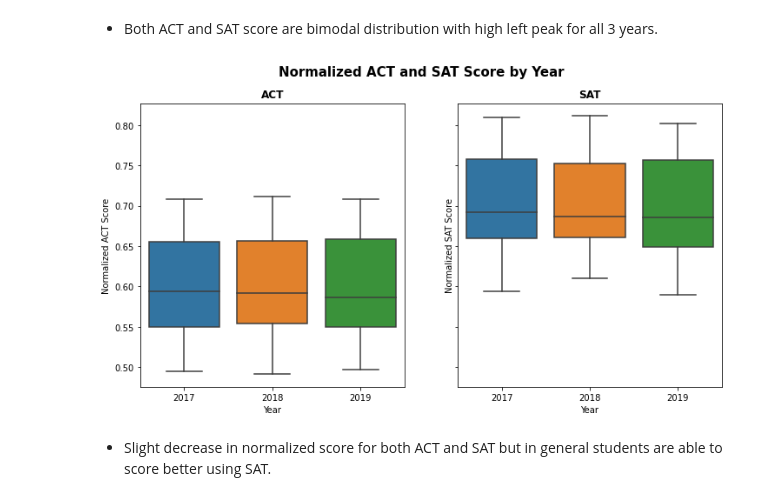
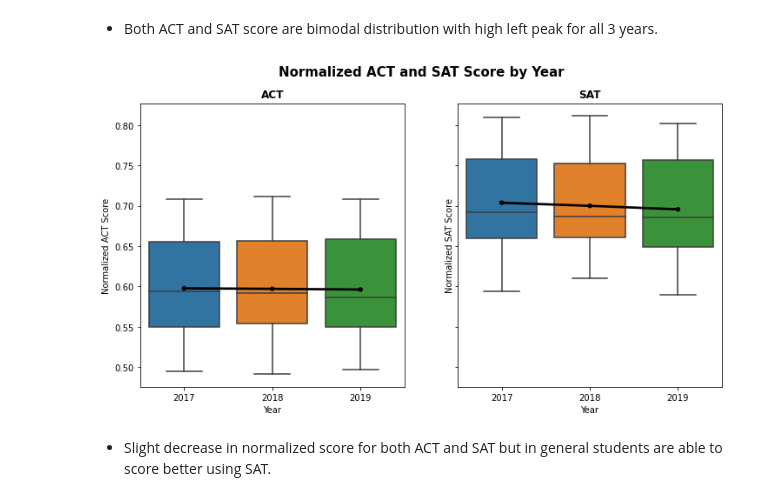
Before and after one commit to MadnugKG/Project1_SAT_ACT_Analysis, a Jupyter notebook: code/starter-code.ipynb, the cells around one changed output. Saved outputs shown, nothing was run; the diff lists cells and outputs as text; code cells hidden in the pictures.

```diff
--- a/code/starter-code.ipynb
+++ b/code/starter-code.ipynb
@@ -1327,23 +1360,25 @@ create_kde(data=data, value_col='total_sat', grouping='year',
 # %%
 # Create boxplot of normalized ACT and SAT score by year
 fig, ax = plt.subplots(nrows=1, ncols=2, sharey=True, figsize = (12,6))
 sns.boxplot(data=data, x='year', y='composite_act_normalized', ax = ax[0])
+sns.pointplot(data=data, x='year', y='composite_act_normalized', ax = ax[0], color = 'black', ci=None, markers ='.')
 sns.boxplot(data=data, x='year', y='total_sat_normalized', ax = ax[1])
+sns.pointplot(data=data, x='year', y='total_sat_normalized', ax = ax[1], color = 'black', ci=None, markers ='.')
 
 # Set title of figure
 fig.suptitle('Normalized ACT and SAT Score by Year', fontsize = 15, fontweight ='bold')
 
 # Set title, x and y labels of subplot 1 for ACT
 ax[0].set_title('ACT', fontsize = 12, fontweight ='bold')
 ax[0].set_xlabel('Year')
 ax[0].set_ylabel('Normalized ACT Score')
 
 # Set title, x and y labels of subplot 2 for SAT
 ax[1].set_title('SAT', fontsize = 12, fontweight ='bold')
 ax[1].set_xlabel('Year')
 ax[1].set_ylabel('Normalized SAT Score');
 # %% [output]
-[figure, old version]
+[figure, new version]
 # %% [markdown]
 - Slight decrease in normalized score for both ACT and SAT but in general students are able to score better using SAT.
 # %%
```
Also changed, not shown: parts of 4 cells of this notebook, 7 other files.
